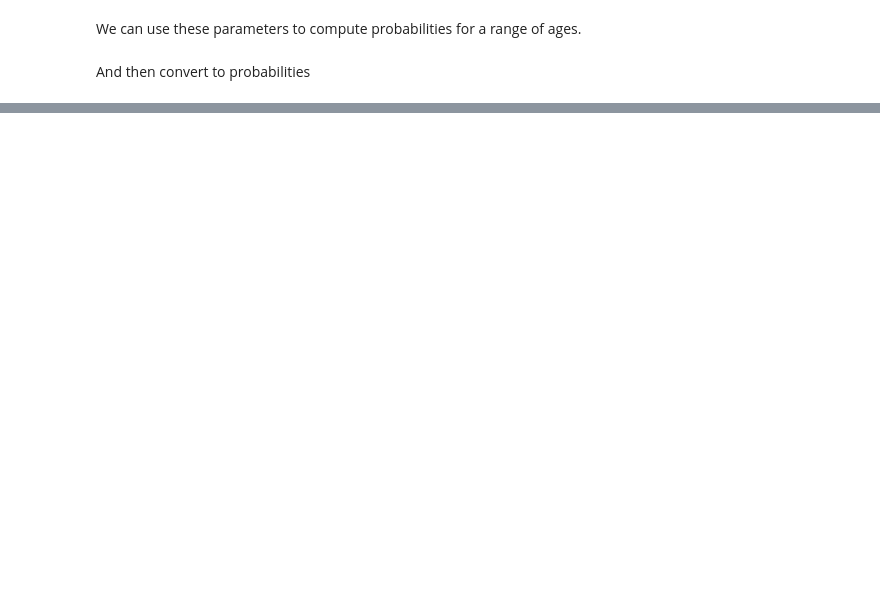
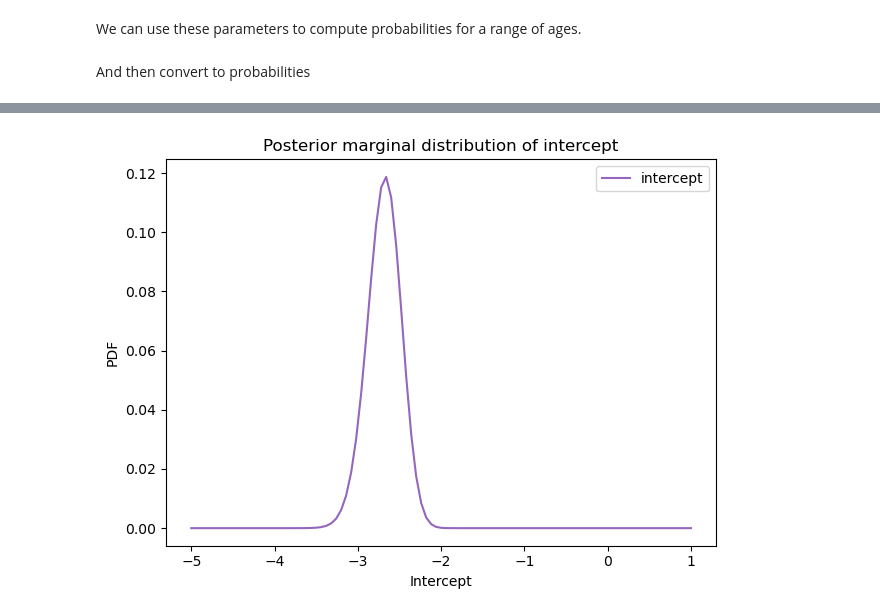
Before and after one commit to HYLODE/HyStakes, a Jupyter notebook: hystakes/vignettes/bayes-for-discharge-using-odds.ipynb, the cells around one changed output, grey strips where cells are left out. Drawn from its saved outputs; the diff is of its cells as text; code cells hidden in the pictures; blank space fills up the shorter version.

```diff
--- a/hystakes/vignettes/bayes-for-discharge-using-odds.ipynb
+++ b/hystakes/vignettes/bayes-for-discharge-using-odds.ipynb
@@ -295,0 +487,11 @@ plt.show()
+# %%
+marginal_inter = marginal(joint_posterior, 0)
+marginal_slope = marginal(joint_posterior, 1)
+
+marginal_inter.plot(label='intercept', color='C4')
+
+decorate(xlabel='Intercept',
+         ylabel='PDF',
+         title='Posterior marginal distribution of intercept')
+# %% [output]
+[figure, added]
```
Also changed, not shown: parts of 45 cells of this notebook.
